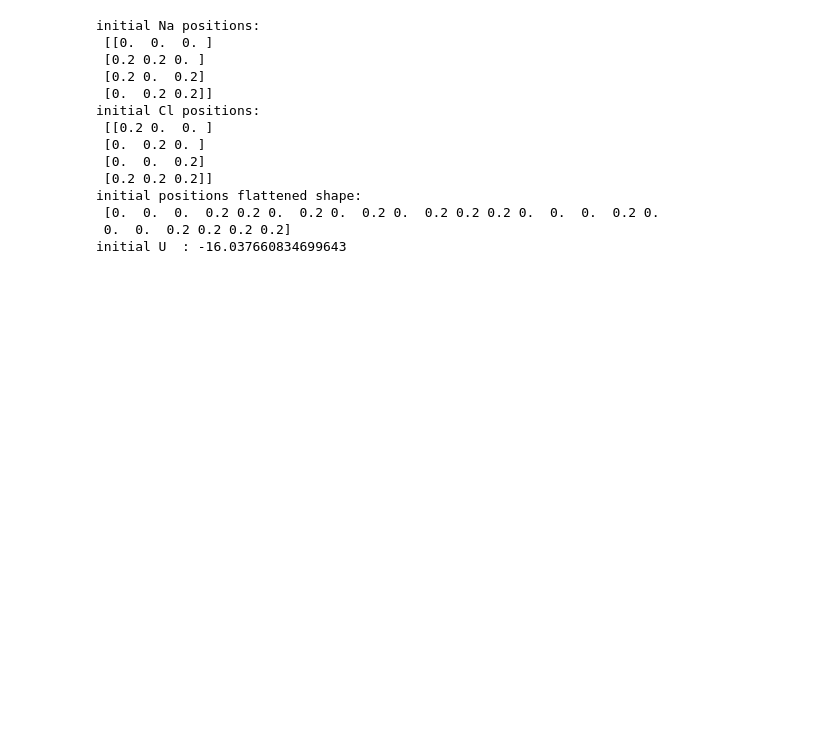
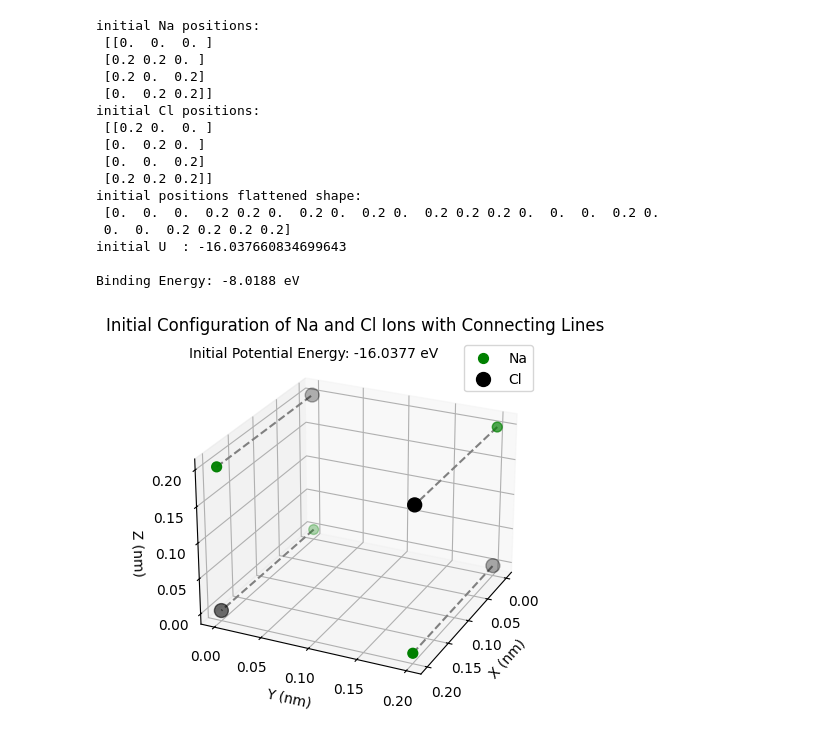
Before and after one commit to ubsuny/23-Homework7G4, a Jupyter notebook: cubic_nacl.ipynb, the cells around one changed output. Saved outputs shown, nothing was run; the diff lists cells and outputs as text; code cells hidden in the pictures; blank space fills up the shorter version.

```diff
--- a/cubic_nacl.ipynb
+++ b/cubic_nacl.ipynb
@@ -59,14 +67,18 @@ class Cluster:
         self.set_vals(vals)
         return self.U()
 # %%
+# Set the value of 'a'
 a = 0.2
 
-## Define positions of Na and Cl ions
-r_na = np.array([[0, 0, 0], [a, a, 0], [a, 0, a], [0, a, a]])  # Na positions
-r_cl = np.array([[a, 0, 0], [0, a, 0], [0, 0, a], [a, a, a]])  # Cl positions
+#Define positions of Na and Cl ions
+# r_na = np.array([[0, 0, 0], [a, 0, 0], [0, a, 0], [0, 0, a]])  # Na positions
+# r_cl = np.array([[a, a, 0], [a, 0, a], [0, a, a], [a, a, a]])  # Cl positions4
+r_na = np.array( [ [ 0, 0, 0 ], [ a, a, 0 ], [ a, 0, a ], [ 0, a, a ] ]  )
+r_cl = np.array( [ [ a, 0, 0 ], [ 0, a, 0 ], [ 0, 0, a ], [ a, a, a ] ] )
 
 # Create a Cluster instance
 cluster = Cluster(r_na, r_cl)
+
 
 
 vals_init = cluster.get_vals()
@@ -76,6 +88,10 @@ print('initial Na positions:\n', r_na)
 print('initial Cl positions:\n', r_cl)
 print('initial positions flattened shape:\n', vals_init )
 print('initial U  :', cluster.U() )
+
+# Calculate and print the binding energy
+binding_energy = cluster.binding_energy()
+print(f"\nBinding Energy: {binding_energy:.4f} eV")
 # %% [output]
 initial Na positions:
  [[0.  0.  0. ]
@@ -91,3 +107,38 @@ initial positions flattened shape:
  [0.  0.  0.  0.2 0.2 0.  0.2 0.  0.2 0.  0.2 0.2 0.2 0.  0.  0.  0.2 0.
  0.  0.  0.2 0.2 0.2 0.2]
 initial U  : -16.037660834699643
+
+Binding Energy: -8.0188 eV
+# %%
+# Create 3D plot
+fig = plt.figure()
+ax = fig.add_subplot(111, projection='3d')
+
+# Plot Na ions
+na_scatter = ax.scatter(r_na[:, 0], r_na[:, 1], r_na[:, 2], c='green', label='Na', s=50)
+
+# Plot Cl ions with larger size
+cl_scatter = ax.scatter(r_cl[:, 0], r_cl[:, 1], r_cl[:, 2], c='black', label='Cl', s=100)  # Larger size for Cl
+
+# Labeling and visualization settings
+ax.set_xlabel('X (nm)')
+ax.set_ylabel('Y (nm)')
+ax.set_zlabel('Z (nm)')
+ax.legend()
+ax.view_init(elev=25, azim=25)
+
+
+# Add initial potential energy as text in the plot
+ax.text2D(0.05, 0.95, f'Initial Potential Energy: {U_init:.4f} eV', transform=ax.transAxes)
+
+# Add lines connecting pairs of ions
+for i in range(len(r_na)):
+    ax.plot([r_na[i, 0], r_cl[i, 0]], [r_na[i, 1], r_cl[i, 1]], [r_na[i, 2], r_cl[i, 2]], color='gray', linestyle='--')
+
+# Add a title to the plot
+ax.set_title('Initial Configuration of Na and Cl Ions with Connecting Lines')
+
+# Show the 3D plot
+plt.show()
+# %% [output]
+[figure, added]
```
Also changed, not shown: parts of 5 cells of this notebook.
